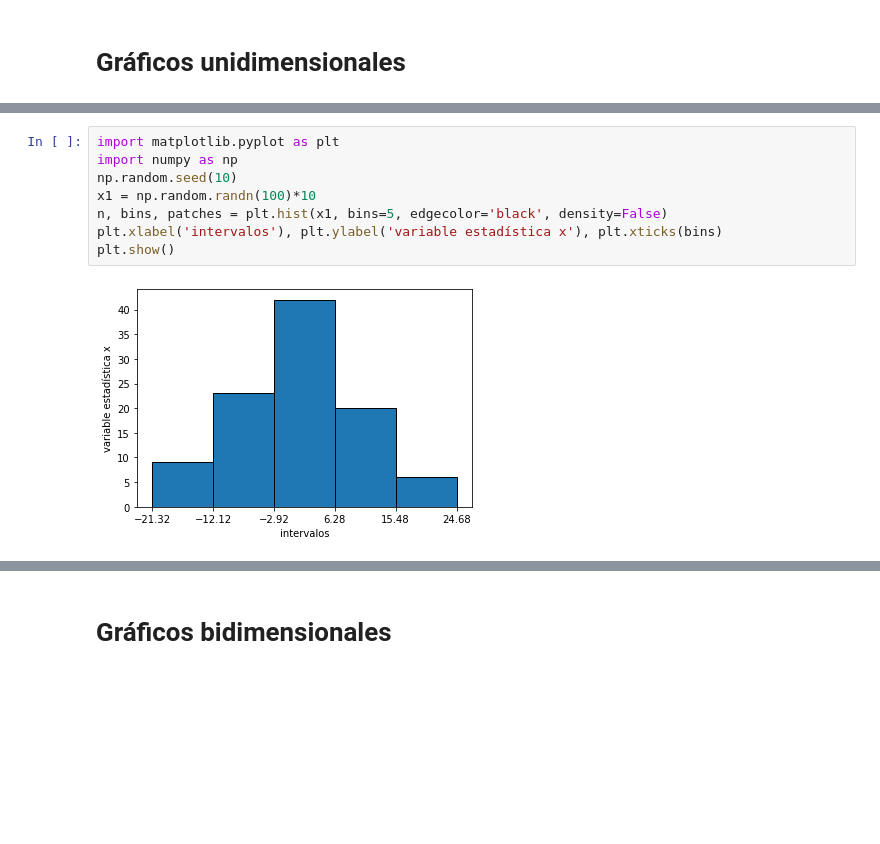
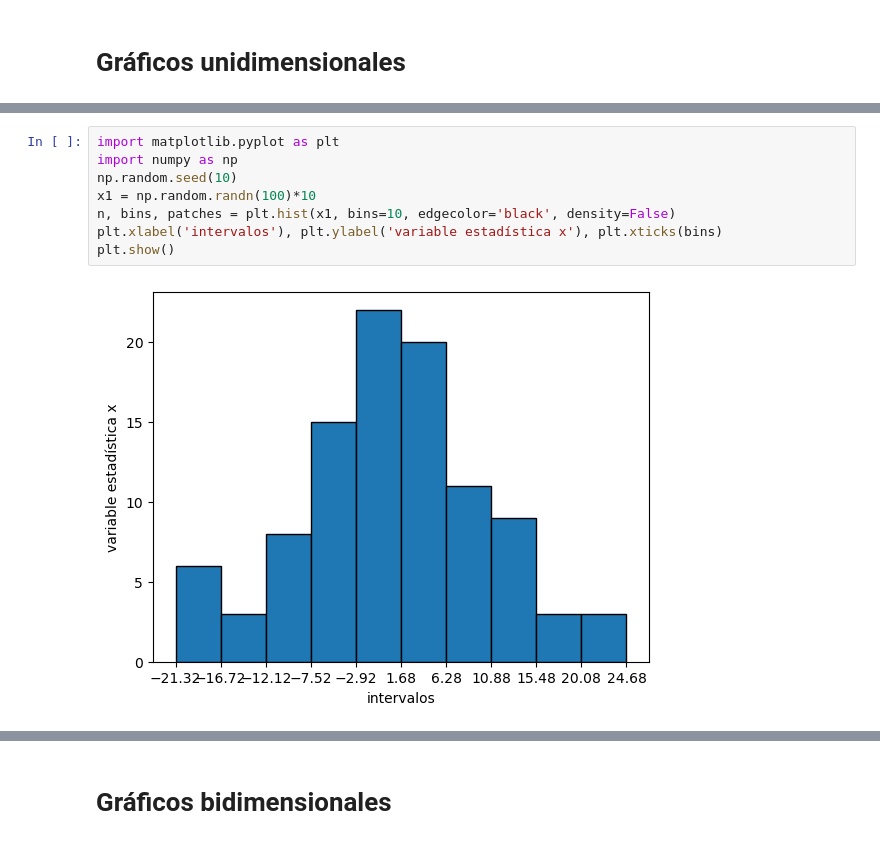
Before and after one commit to fleaman-udec/estadistica-probabilidades, a Jupyter notebook: EyP-02-GraficosEstadisticos.ipynb, the cells around one changed output, grey strips where cells are left out. Saved outputs shown, nothing was run; the diff lists cells and outputs as text; blank space fills up the shorter version.

```diff
--- a/EyP-02-GraficosEstadisticos.ipynb
+++ b/EyP-02-GraficosEstadisticos.ipynb
@@ -34,13 +34,13 @@ El resultado se representa con una **barra de altura proporcional** a la frecuen
 # %%
 import matplotlib.pyplot as plt
 import numpy as np
 np.random.seed(10)
 x1 = np.random.randn(100)*10
-n, bins, patches = plt.hist(x1, bins=5, edgecolor='black', density=False)
+n, bins, patches = plt.hist(x1, bins=10, edgecolor='black', density=False)
 plt.xlabel('intervalos'), plt.ylabel('variable estadística x'), plt.xticks(bins)
 plt.show()
 # %% [output]
-[figure, old version]
+[figure, new version]
 # %% [markdown]
 ## Gráfico de torta
 
```
Also changed, not shown: parts of 14 cells of this notebook, 8 other files.
